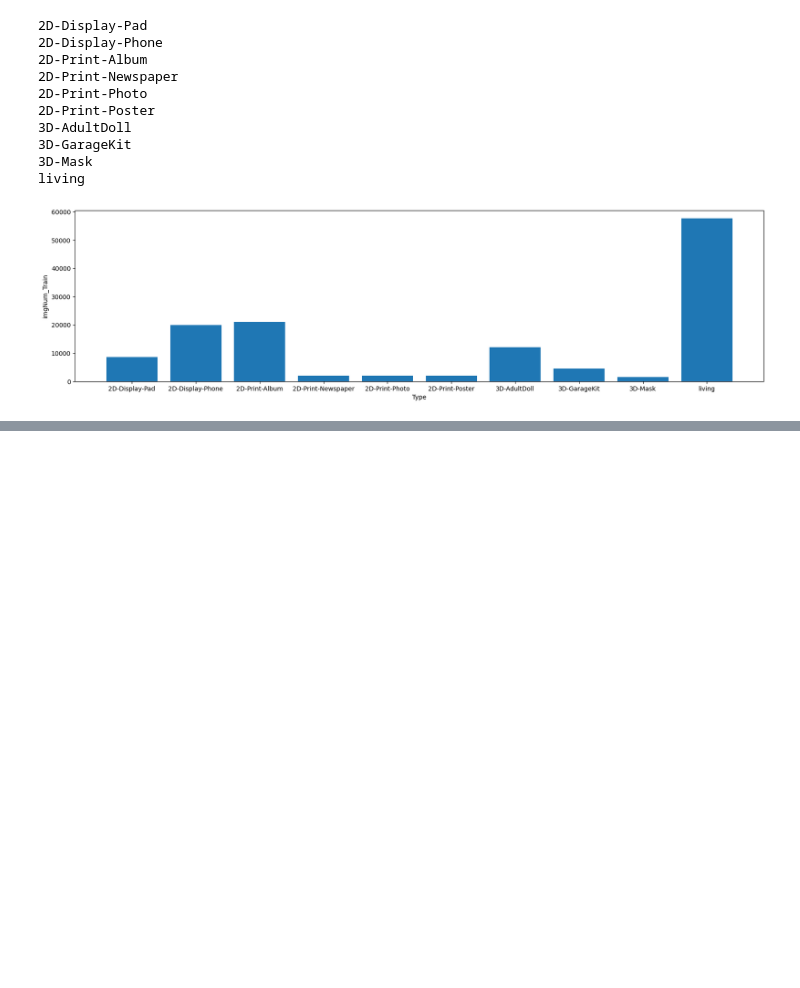
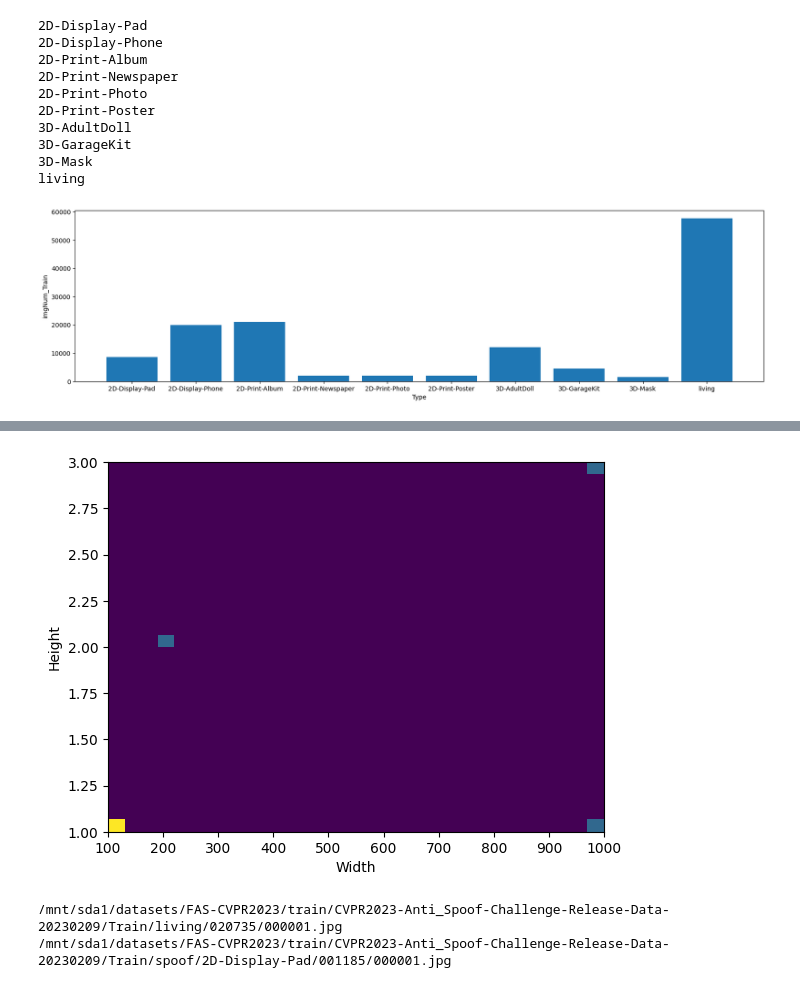
Before and after one commit to tiamo405/fas-cvpr2023, a Jupyter notebook: review.ipynb, the cells around one changed output, grey strips where cells are left out. Saved outputs shown, nothing was run; the diff lists cells and outputs as text; code cells hidden in the pictures; blank space fills up the shorter version.

```diff
--- a/review.ipynb
+++ b/review.ipynb
@@ -73,0 +100,16 @@ TypeError: '>' not supported between instances of 'list' and 'int'
+# %%
+plt.hist2d([100,200,1000,100,100,1000], [1,2,3,1,1,1], bins=30)
+plt.xlabel('Width')
+plt.ylabel('Height')
+plt.show()
+# %% [output]
+[figure, added]
+# %%
+df = pd.read_csv('data/csv/all_image.csv')
+path_image_not_train = []
+for pt in df['path_all_image'] :
+    if pt not in path_image :
+        path_image_not_train.append(pt)
+# %% [output]
+/mnt/sda1/datasets/FAS-CVPR2023/train/CVPR2023-Anti_Spoof-Challenge-Release-Data-20230209/Train/living/020735/000001.jpg
+/mnt/sda1/datasets/FAS-CVPR2023/train/CVPR2023-Anti_Spoof-Challenge-Release-Data-20230209/Train/spoof/2D-Display-Pad/001185/000001.jpg
```
Also changed, not shown: parts of 10 cells of this notebook, 3 other files.
